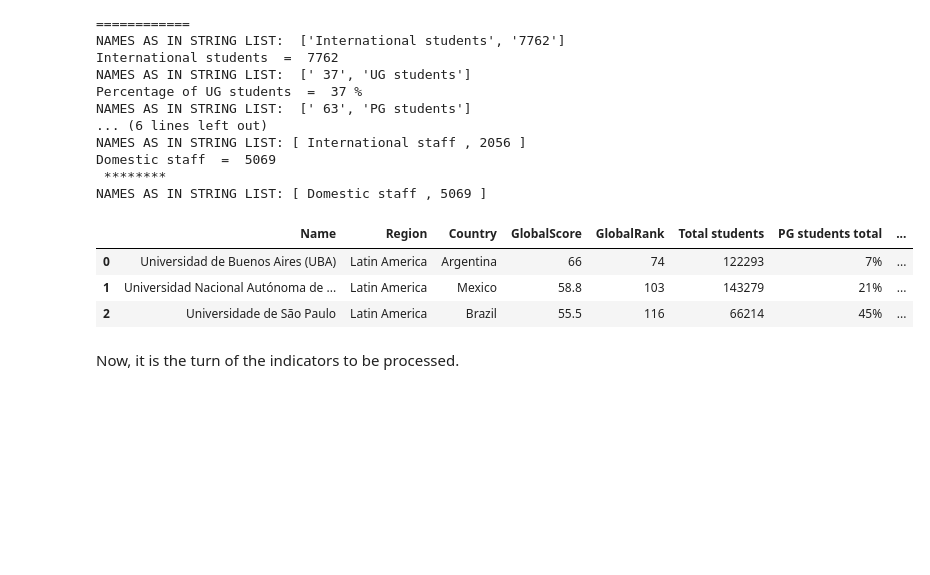
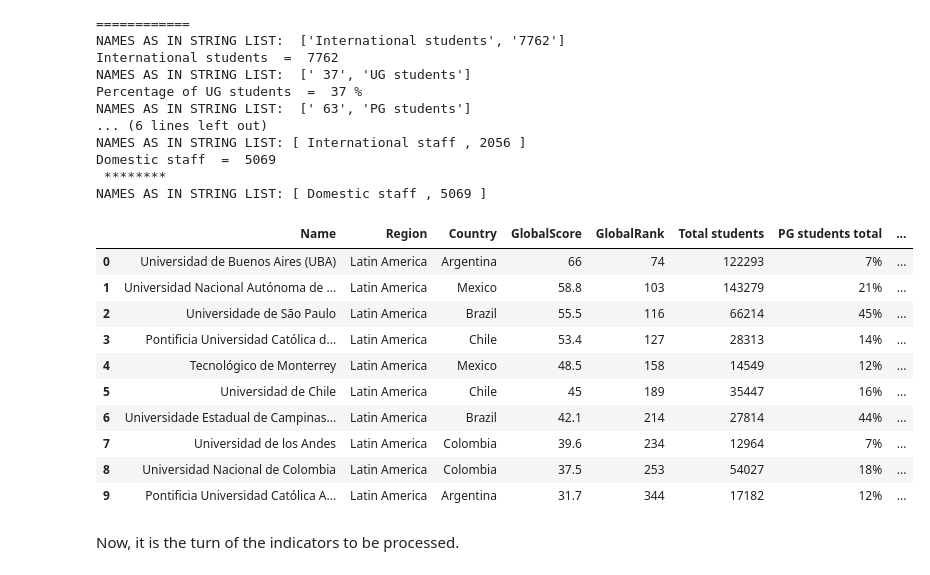
Before and after one commit to aurelioai/Capstone_personal, a Jupyter notebook: 01_define_scrap_sources.ipynb, the cells around one changed output. Cells and saved outputs as stored; diff of their text form; code cells hidden in the pictures; blank space fills up the shorter version.

```diff
--- a/01_define_scrap_sources.ipynb
+++ b/01_define_scrap_sources.ipynb
@@ -488,8 +488,7 @@ dictkeys = ['Name','Region','Country','GlobalScore','GlobalRank',
             'Total faculty staff','International staff','Domestic staff']
 ## interests = ['title','region','country','score','rank_display']
 
-#for i in range(len(diction['data'])):
-for i in range(120):
+for i in range(len(diction['data'])):
     if diction['data'][i]['region'] == 'Latin America':
         time.sleep(0.5)
         mydict = {x:None for x in dictkeys} # Initialize dictionary for current university
@@ -514,33 +513,40 @@ for i in range(120):
             mystring[1] = mystring[1].replace(',','')
             mydict[mystring[0]] = mystring[1]
             if mystring[0] == 'Total students':
                 studtail = ' total'
             else:
                 studtail = ' intl'
             for pcents in typestud.find_all('div',class_='gr'): # One for PG students, one for UG students
                 mystring = pcents.text.split("%")
 #######                print('Percentage of',mystring[1]+studtail,' = ',mystring[0].strip(),'%')
 #######                print('============')
                 mydict[mystring[1]+studtail] = mystring[0].strip() + '%'
         mychunk = mysoup.find("div",class_='faculty')
         faculty = mychunk.h4.text.split(" - ")
         facnum = faculty[1].replace(',','')
         mydict[faculty[0]] = facnum
 #######        print(faculty)
 #######        print(faculty[0],' = ',facnum)
         for typefac in mychunk.find_all('div',class_='gr'): # One for intl. faculty, one for domestic faculty
             value = int(re.findall("[0-9]+",typefac.text)[0])
             mydict[typefac.label.text] = value
 #######            print(typefac.label.text,' = ',value,end='\n ******** \n')
         details.append(mydict)
 
 basic_df = pd.DataFrame.from_dict(details)
 basic_df.head(10)
 # %% [output]
 |  | Name | Region | Country | GlobalScore | GlobalRank | Total students | PG students total | ... |
 | 0 | Universidad de Buenos Aires (UBA) | Latin America | Argentina | 66 | 74 | 122293 | 7% | ... |
 | 1 | Universidad Nacional Autónoma de ... | Latin America | Mexico | 58.8 | 103 | 143279 | 21% | ... |
 | 2 | Universidade de São Paulo | Latin America | Brazil | 55.5 | 116 | 66214 | 45% | ... |
+| 3 | Pontificia Universidad Católica d... | Latin America | Chile | 53.4 | 127 | 28313 | 14% | ... |
+| 4 | Tecnológico de Monterrey | Latin America | Mexico | 48.5 | 158 | 14549 | 12% | ... |
+| 5 | Universidad de Chile | Latin America | Chile | 45 | 189 | 35447 | 16% | ... |
+| 6 | Universidade Estadual de Campinas... | Latin America | Brazil | 42.1 | 214 | 27814 | 44% | ... |
+| 7 | Universidad de los Andes | Latin America | Colombia | 39.6 | 234 | 12964 | 7% | ... |
+| 8 | Universidad Nacional de Colombia | Latin America | Colombia | 37.5 | 253 | 54027 | 18% | ... |
+| 9 | Pontificia Universidad Católica A... | Latin America | Argentina | 31.7 | 344 | 17182 | 12% | ... |
 # %% [markdown]
 Now, it is the turn of the indicators to be processed.
 # %%
```
Also changed, not shown: parts of 2 cells of this notebook, 2 other files.
